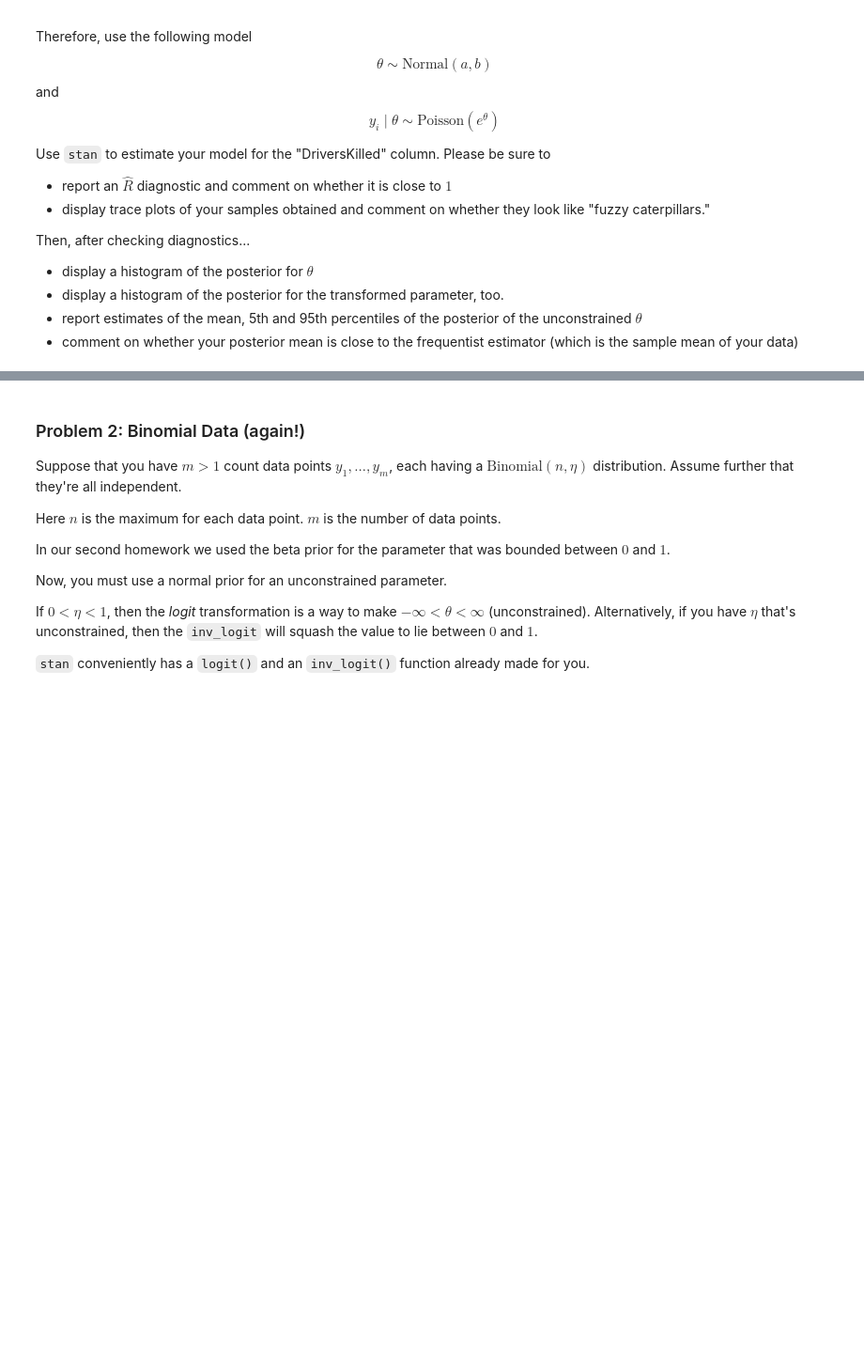
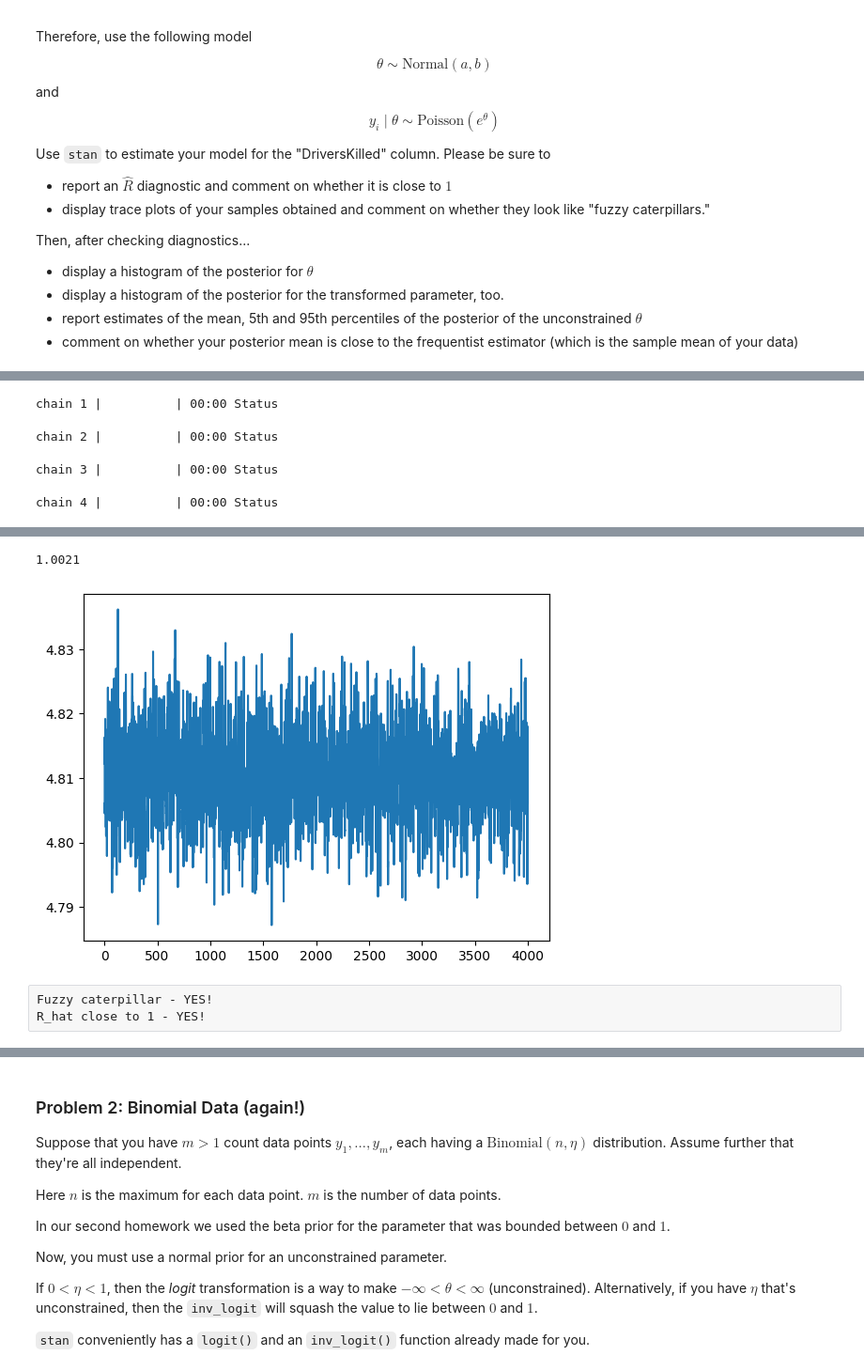
Before and after one commit to oatmeelsquares/ds-6040-docker, a Jupyter notebook: 05/assignment5.ipynb, the cells around one changed output, grey strips where cells are left out. Shown at 94% size. Saved outputs shown, nothing was run; the diff lists cells and outputs as text; code cells hidden in the pictures; blank space fills up the shorter version.

```diff
--- a/05/assignment5.ipynb
+++ b/05/assignment5.ipynb
@@ -99,3 +134,18 @@ Then, after checking diagnostics...
  - display a histogram of the posterior for the transformed parameter, too.
  - report estimates of the mean, 5th and 95th percentiles of the posterior of the unconstrained $\theta$
  - comment on whether your posterior mean is close to the frequentist estimator (which is the sample mean of your data)
+# %%
+# build model
+model_code = os.path.join('.', 'poisson_norm.stan')
+model = CmdStanModel(stan_file=model_code)
+
+# run sims
+num_samps = 192
+normal_data = {'N' : num_samps, 'y': dk}
+fit = model.sample(normal_data)
+
+# view diagnostics
+fit.draws_pd()['theta'].plot()
+details = fit.summary()
+details.loc['theta','R_hat']
+# %% [output]
@@ -101,0 +155,4 @@ Then, after checking diagnostics...
+chain 1 |          | 00:00 Status
+chain 2 |          | 00:00 Status
+chain 3 |          | 00:00 Status
+chain 4 |          | 00:00 Status
@@ -101,0 +160,5 @@ Then, after checking diagnostics...
+1.0021
+[figure, added]
+# %% [raw]
+Fuzzy caterpillar - YES!
+R_hat close to 1 - YES!
```
Also changed, not shown: parts of 20 cells of this notebook, 11 other files.
